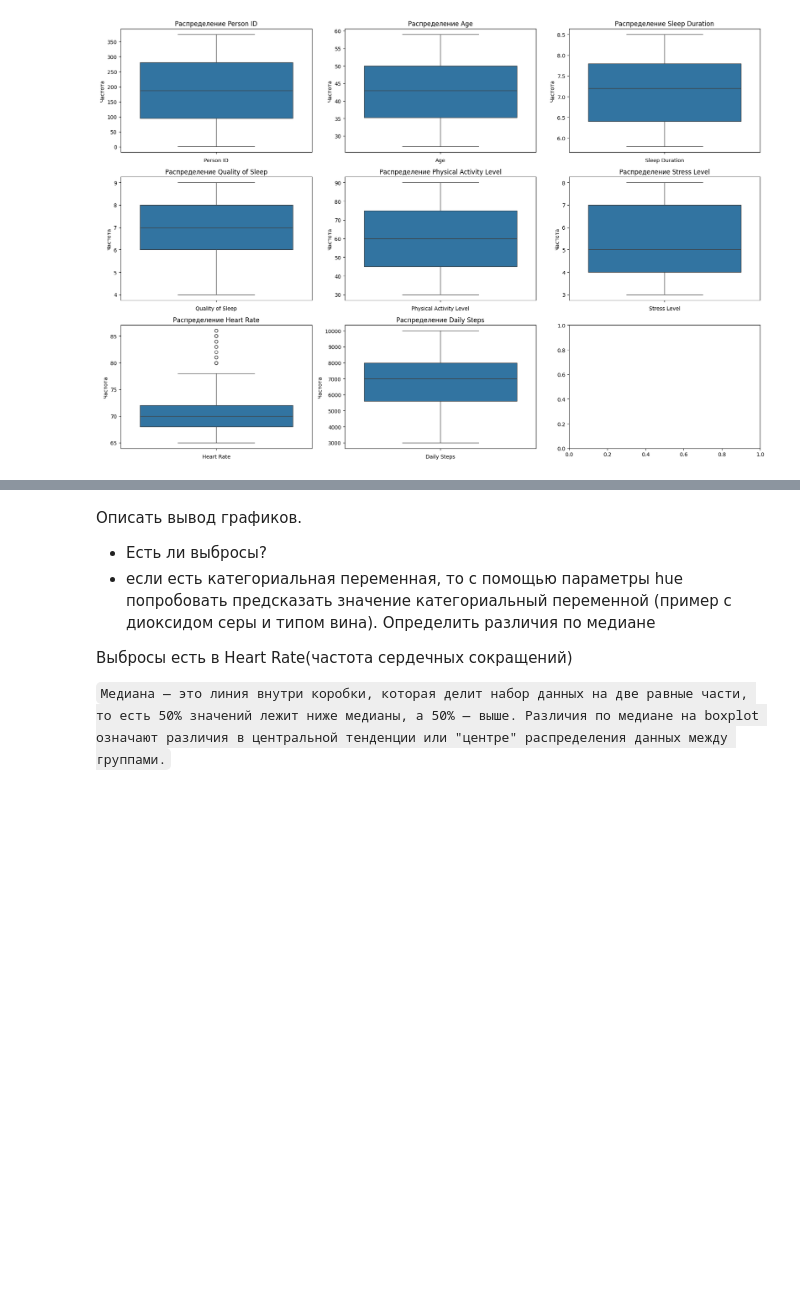
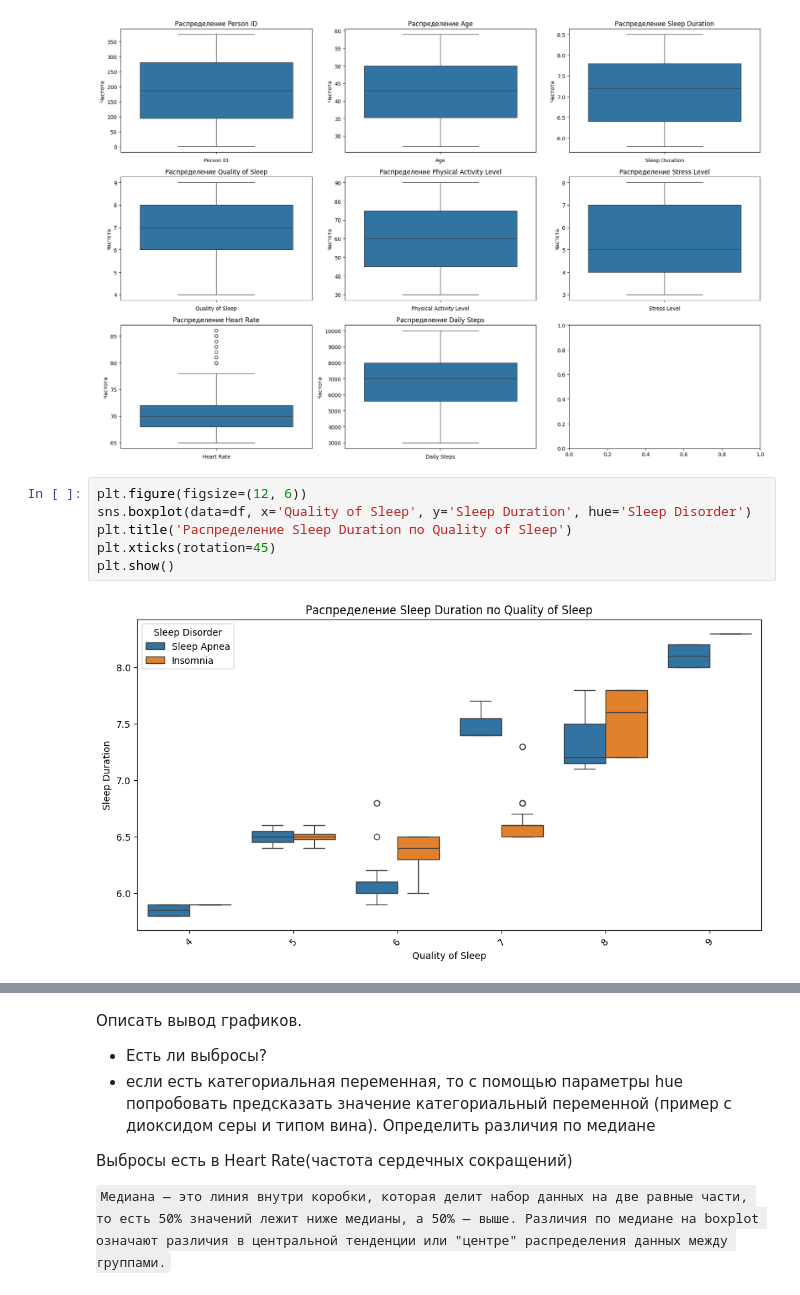
Before and after one commit to hiraeth31/ML-labs, a Jupyter notebook: "Практика_1_ipynb".ipynb, the cells around one changed output, grey strips where cells are left out. Drawn from its saved outputs; the diff is of its cells as text; blank space fills up the shorter version.

```diff
--- a/"Практика_1_ipynb".ipynb
+++ b/"Практика_1_ipynb".ipynb
@@ -333,3 +333,11 @@ plt.tight_layout()
 plt.show()
 # %% [output]
 [figure]
+# %%
+plt.figure(figsize=(12, 6))
+sns.boxplot(data=df, x='Quality of Sleep', y='Sleep Duration', hue='Sleep Disorder')
+plt.title('Распределение Sleep Duration по Quality of Sleep')
+plt.xticks(rotation=45)
+plt.show()
+# %% [output]
+[figure, added]
```
Also changed, not shown: parts of 2 cells of this notebook.
